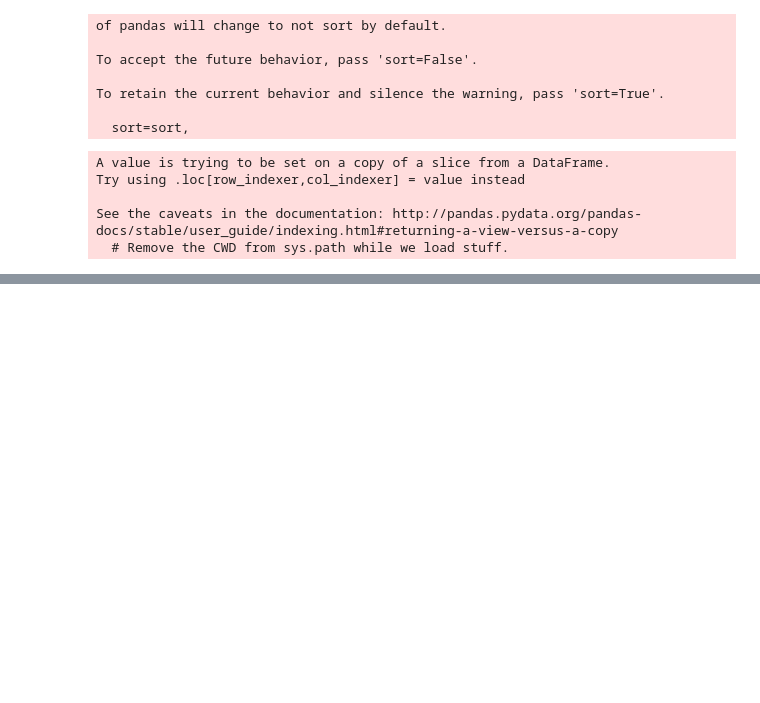
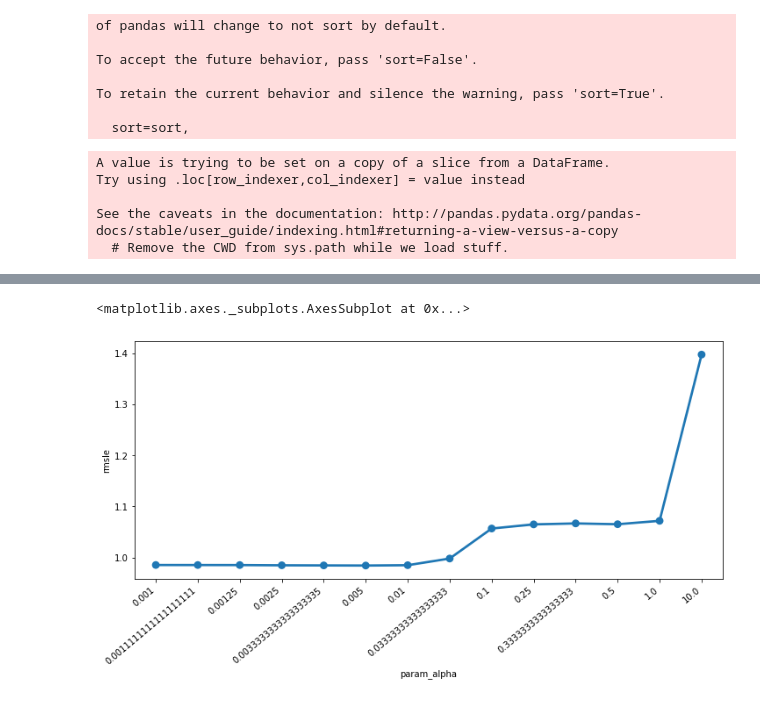
Before and after one commit to samileyang/bikesharing, a Jupyter notebook: bikesharing for ML.ipynb, the cells around one changed output, grey strips where cells are left out. Saved outputs shown, nothing was run; the diff lists cells and outputs as text; code cells hidden in the pictures; blank space fills up the shorter version.

```diff
--- a/bikesharing for ML.ipynb
+++ b/bikesharing for ML.ipynb
@@ -248,5 +253,12 @@ grid_lasso_m.fit( dataTrain, yLabelsLog )
 preds = grid_lasso_m.predict(X= dataTrain)
 print (grid_lasso_m.best_params_)
 print ("RMSLE Value For Lasso Regression: ",rmsle(np.exp(yLabelsLog),np.exp(preds),False))
+
+df = pd.DataFrame(grid_lasso_m.cv_results_)
+df["rmsle"] = df["mean_test_score"].apply(lambda x:-x)
+fig,ax= plt.subplots()
+fig.set_size_inches(12,5)
+ax.set_xticklabels(ax.get_xticklabels(), rotation=40, ha="right")
+sns.pointplot(data=df,x="param_alpha",y="rmsle",ax=ax)
 # %% [output]
 {'alpha': 0.005, 'max_iter': 3000}
@@ -254,3 +266,5 @@ RMSLE Value For Lasso Regression:  0.9781329359670521
+<matplotlib.axes._subplots.AxesSubplot at 0x...>
+[figure, added]
 # %%
 from sklearn.ensemble import RandomForestRegressor
 rfModel = RandomForestRegressor(n_estimators=100)
```
Also changed, not shown: parts of 10 cells of this notebook.
